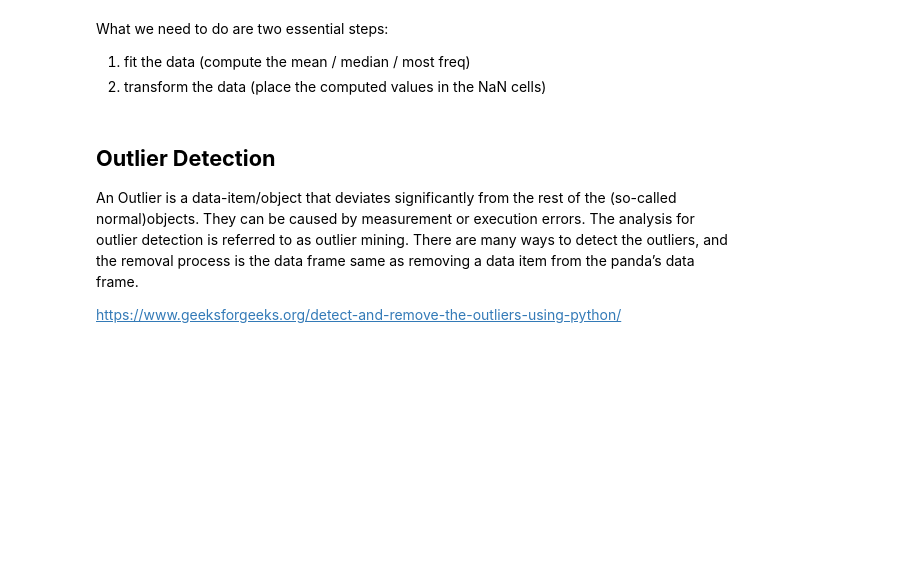
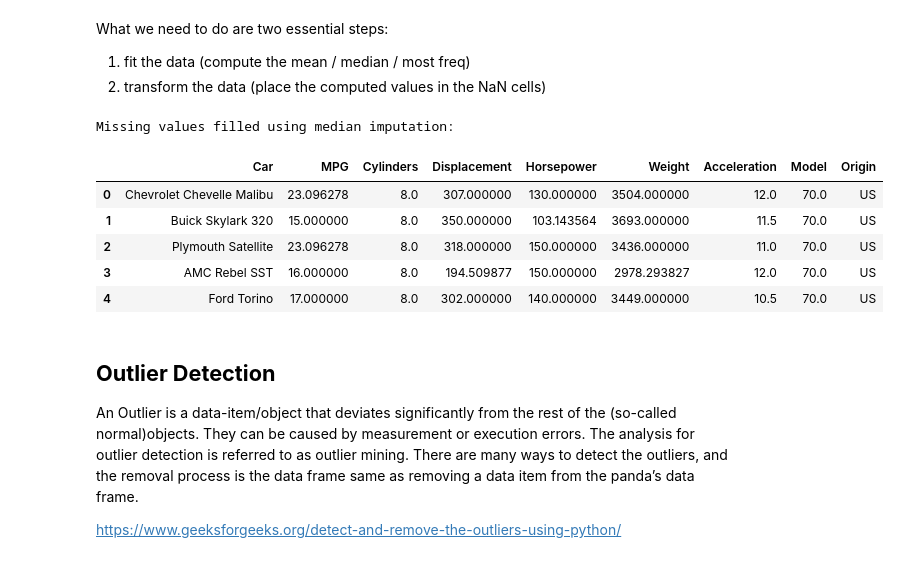
Before and after one commit to FenilPatel1279/lab-mlp, a Jupyter notebook: week5Lab_Students (1).ipynb, the cells around one changed output. Saved outputs shown, nothing was run; the diff lists cells and outputs as text; code cells hidden in the pictures; blank space fills up the shorter version.

```diff
--- a/week5Lab_Students (1).ipynb
+++ b/week5Lab_Students (1).ipynb
@@ -387,6 +480,32 @@ What we need to do are two essential steps:
 
 1. fit the data (compute the mean / median / most freq)
 2. transform the data (place the computed values in the NaN cells)
+# %%
+from sklearn.impute import SimpleImputer
+
+# Select only numeric columns for imputation
+numeric_df = df.select_dtypes(include=['float64', 'int64'])
+
+# Initialize the imputer with 'median' strategy
+imputer = SimpleImputer(strategy='median')
+
+# Fit and transform in one step
+imputed_array = imputer.fit_transform(numeric_df)
+
+# Put imputed values back into the original dataframe
+df[numeric_df.columns] = imputed_array
+
+# Show result
+print("Missing values filled using median imputation:")
+display(df.head())
+# %% [output]
+Missing values filled using median imputation:
+|  | Car | MPG | Cylinders | Displacement | Horsepower | Weight | Acceleration | Model | Origin |
+| 0 | Chevrolet Chevelle Malibu | 23.096278 | 8.0 | 307.000000 | 130.000000 | 3504.000000 | 12.0 | 70.0 | US |
+| 1 | Buick Skylark 320 | 15.000000 | 8.0 | 350.000000 | 103.143564 | 3693.000000 | 11.5 | 70.0 | US |
+| 2 | Plymouth Satellite | 23.096278 | 8.0 | 318.000000 | 150.000000 | 3436.000000 | 11.0 | 70.0 | US |
+| 3 | AMC Rebel SST | 16.000000 | 8.0 | 194.509877 | 150.000000 | 2978.293827 | 12.0 | 70.0 | US |
+| 4 | Ford Torino | 17.000000 | 8.0 | 302.000000 | 140.000000 | 3449.000000 | 10.5 | 70.0 | US |
 # %% [markdown]
 ## **Outlier Detection**
 
```
Also changed, not shown: parts of 14 cells of this notebook.
